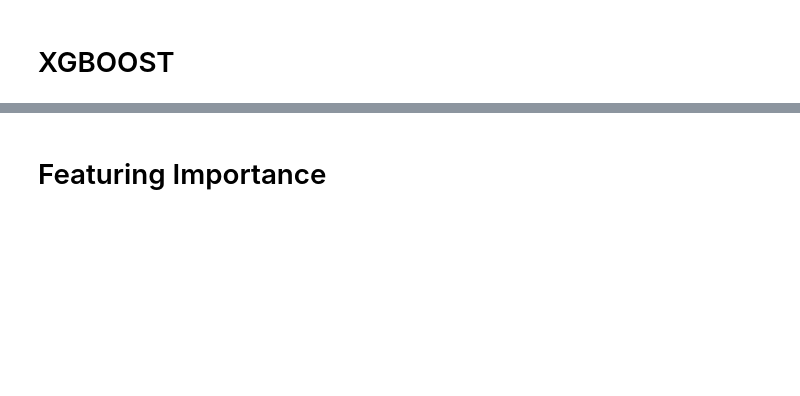
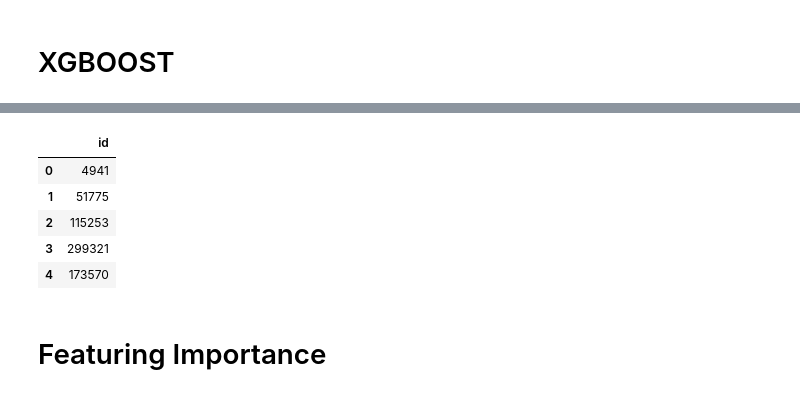
Before and after one commit to patopizzini/Organizacion_Datos_2C2019, a Jupyter notebook: TP2/Pato_xgboost.ipynb, the cells around one changed output, grey strips where cells are left out. Cells and saved outputs as stored; diff of their text form; code cells hidden in the pictures; blank space fills up the shorter version.

```diff
--- a/TP2/Pato_xgboost.ipynb
+++ b/TP2/Pato_xgboost.ipynb
@@ -33,5 +33,5 @@ sns.set(style="whitegrid")
 plt.rcParams['figure.figsize'] = (15, 10)
 # %%
 # LECTURAS DE CSV YA PROCESADOS.
-train = pd.read_csv('DATA/trainProcesado_preciov2.csv')
-test = pd.read_csv('DATA/testProcesado_patov2.csv')
+train1 = pd.read_csv('DATA/trainProcesado_patov5.csv')
+test2 = pd.read_csv('DATA/testProcesado_patov5.csv')
@@ -37,0 +43,4 @@ test = pd.read_csv('DATA/testProcesado_patov2.csv')
+# %%
+testID = pd.DataFrame()
+
+testID['id'] = test['id']
@@ -129,3 +184,12 @@ prediccion = xg_reg.predict(test)#.drop('id', 1))
+# %%
+testID.head()
+# %% [output]
+|  | id |
+| 0 | 4941 |
+| 1 | 51775 |
+| 2 | 115253 |
+| 3 | 299321 |
+| 4 | 173570 |
 # %%
 ## =================================================================================================
 ## ARMAMOS EN BASE A LA PREDICCIÓN QUE TENEMOS UN CSV PARA SUBIR A KAGGLE CON EL FORMATO INDICADO!
```
Also changed, not shown: parts of 17 cells of this notebook, 13 other files.
